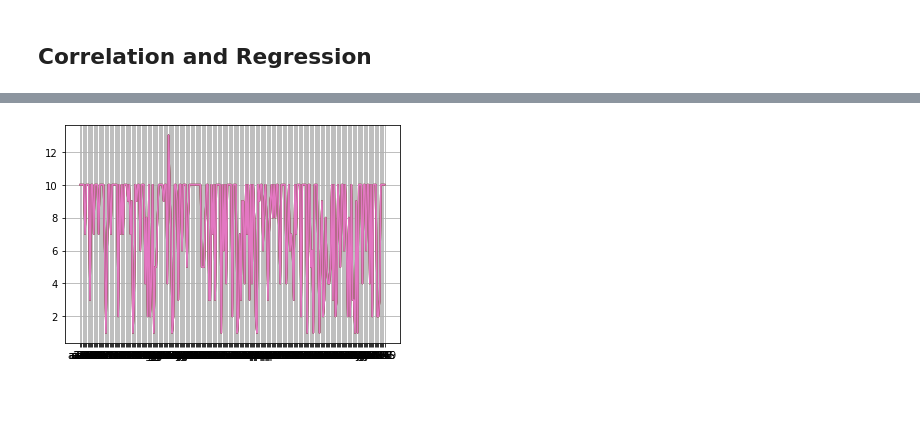
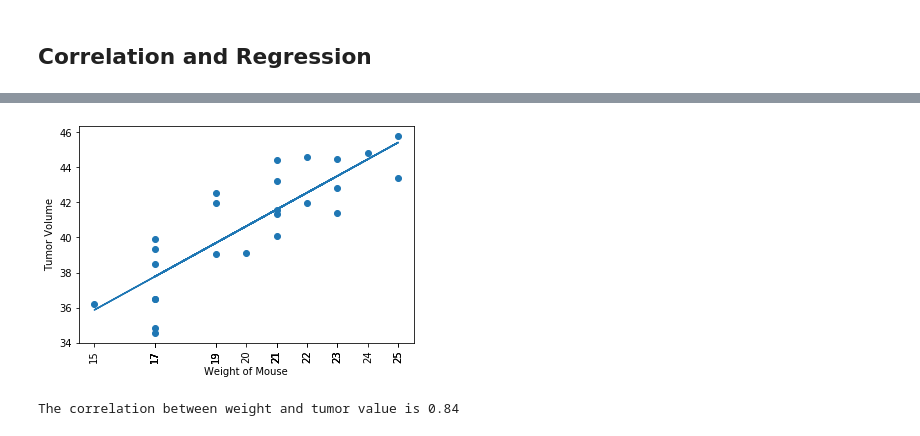
Before and after one commit to iunupe/matplotlib-challenge, a Jupyter notebook: Pymaceuticals/pymaceuticals_starter.ipynb, the cells around one changed output, grey strips where cells are left out. Saved outputs shown, nothing was run; the diff lists cells and outputs as text; code cells hidden in the pictures; blank space fills up the shorter version.

```diff
--- a/Pymaceuticals/pymaceuticals_starter.ipynb
+++ b/Pymaceuticals/pymaceuticals_starter.ipynb
@@ -519,10 +541,28 @@ plt.show()
-# %%
-mouse_id = [mouse for mouse, df in merged_data.groupby('Mouse ID')]
-
-plt.plot(mouse_id, merged_data.groupby(['Mouse ID']).count())
-plt.xticks(mouse_id)
-plt.grid()
-
-plt.show()
-# %% [output]
-[figure, removed]
+# %%
+# Calculate the correlation coefficient and linear regression model
+# for mouse weight and average tumor volume for the Capomulin regimen
+
+# Pull values for x and y values
+mouse_weight = Capomulin_df.groupby(Capomulin_df["Mouse ID"])["Weight (g)"].mean()
+tumor_volume = Capomulin_df.groupby(Capomulin_df["Mouse ID"])["Tumor Volume (mm3)"].mean()
+
+# Perform a linear regression on year versus violent crime rate
+slope, int, r, p, std_err = st.linregress(mouse_weight, tumor_volume)
+
+# Create equation of line to calculate predicted violent crime rate
+fit = slope * mouse_weight + int
+
+# Plot the linear model on top of scatter plot
+plt.scatter(mouse_weight,tumor_volume)
+plt.xlabel("Weight of Mouse")
+plt.ylabel("Tumor Volume")
+plt.plot(mouse_weight,fit,"-")
+plt.xticks(mouse_weight, rotation=90)
+plt.show()
+
+# Caculate correlation coefficient
+corr = round(st.pearsonr(mouse_weight,tumor_volume)[0],2)
+print(f'The correlation between weight and tumor value is {corr}')
+# %% [output]
+[figure, added]
+The correlation between weight and tumor value is 0.84
```
Also changed, not shown: parts of 15 cells of this notebook, 1 other file.
